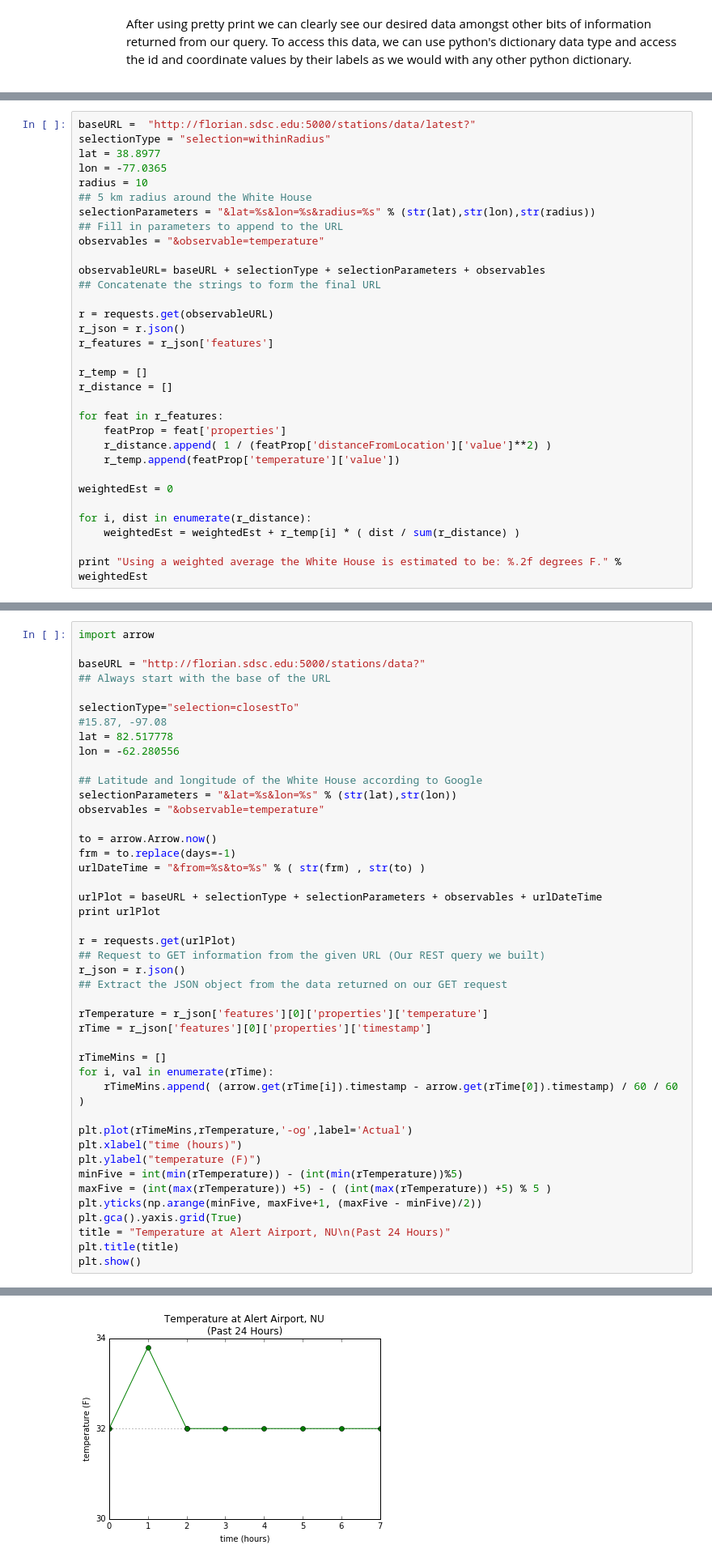
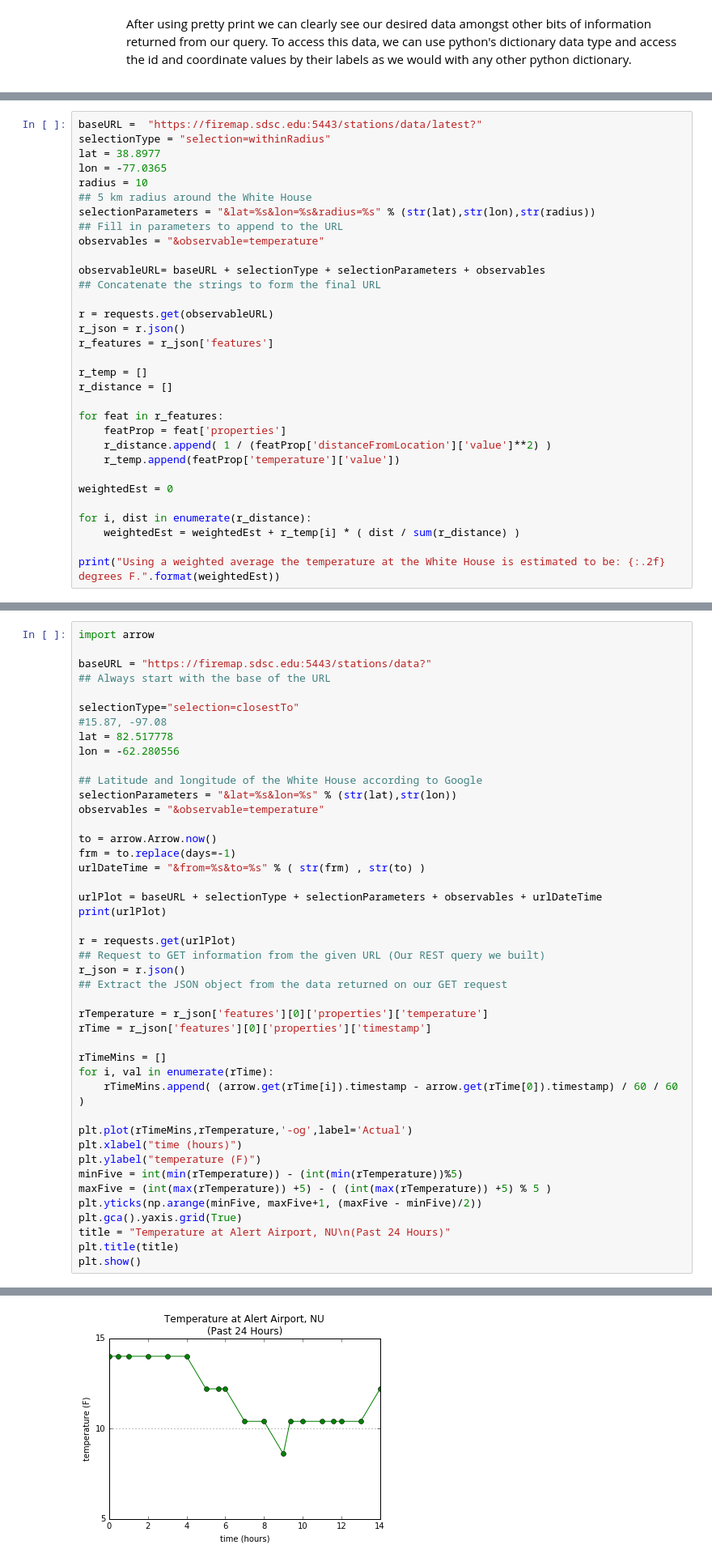
Before and after one commit to words-sdsc/wifire, a Jupyter notebook: pylaski.ipynb, the cells around one changed output, grey strips where cells are left out. Shown at 81% size. Drawn from its saved outputs; the diff is of its cells as text.

```diff
--- a/pylaski.ipynb
+++ b/pylaski.ipynb
@@ -229,5 +228,5 @@ It is located at latitude: 38.873 and longitude: -77.022, 2.926 km away from the
 # %%
-baseURL =  "http://florian.sdsc.edu:5000/stations/data/latest?"
+baseURL =  "https://firemap.sdsc.edu:5443/stations/data/latest?"
 selectionType = "selection=withinRadius"
 lat = 38.8977
 lon = -77.0365
@@ -257,5 +256,5 @@ weightedEst = 0
 for i, dist in enumerate(r_distance):
     weightedEst = weightedEst + r_temp[i] * ( dist / sum(r_distance) )
 
-print "Using a weighted average the White House is estimated to be: %.2f degrees F." % weightedEst
+print("Using a weighted average the temperature at the White House is estimated to be: {:.2f} degrees F.".format(weightedEst))
 # %% [output]
@@ -472,7 +469,7 @@ Along with the national weather stations, Mesowest supplies data from select sta
 # %%
 import arrow
 
-baseURL = "http://florian.sdsc.edu:5000/stations/data?"
+baseURL = "https://firemap.sdsc.edu:5443/stations/data?"
 ## Always start with the base of the URL
 
 selectionType="selection=closestTo"
@@ -489,7 +486,7 @@ frm = to.replace(days=-1)
 urlDateTime = "&from=%s&to=%s" % ( str(frm) , str(to) )
 
 urlPlot = baseURL + selectionType + selectionParameters + observables + urlDateTime
-print urlPlot
+print(urlPlot)
 
 r = requests.get(urlPlot)
 ## Request to GET information from the given URL (Our REST query we built)
@@ -518,4 +515,4 @@ http://florian.sdsc.edu:5000/stations/data?selection=closestTo&lat=82.517778&lon
-[figure, old version]
+[figure, new version]
 # %% [markdown]
 <ul><ul><h4>Summary Data Using Past Query:</h4><br>Combining observables and time queries, we can use summary statistics to get an idea of the weather surrounding a certian point over time. For example, using the python library <a href='http://pandas.pydata.org/'>Pandas</a> we can push the data returned from Pylaski into a dataframe and perform basic summary statistics on them. We can even push the dataframes formed for each station into a .csv for furthering processing in programs like Microsoft Excel, SQL, or R. In the example below, we want to observe the behavior of temperature, wind_speed and relative humidity around SDSC for a 24 hour period. We will omit the 'all' parameter in favor of using as much data as possible in order try to form a better picture. If we included the all parameter, the amount of features returned would be halved.</ul></ul>
 # %%
```
Also changed, not shown: parts of 24 cells of this notebook.
